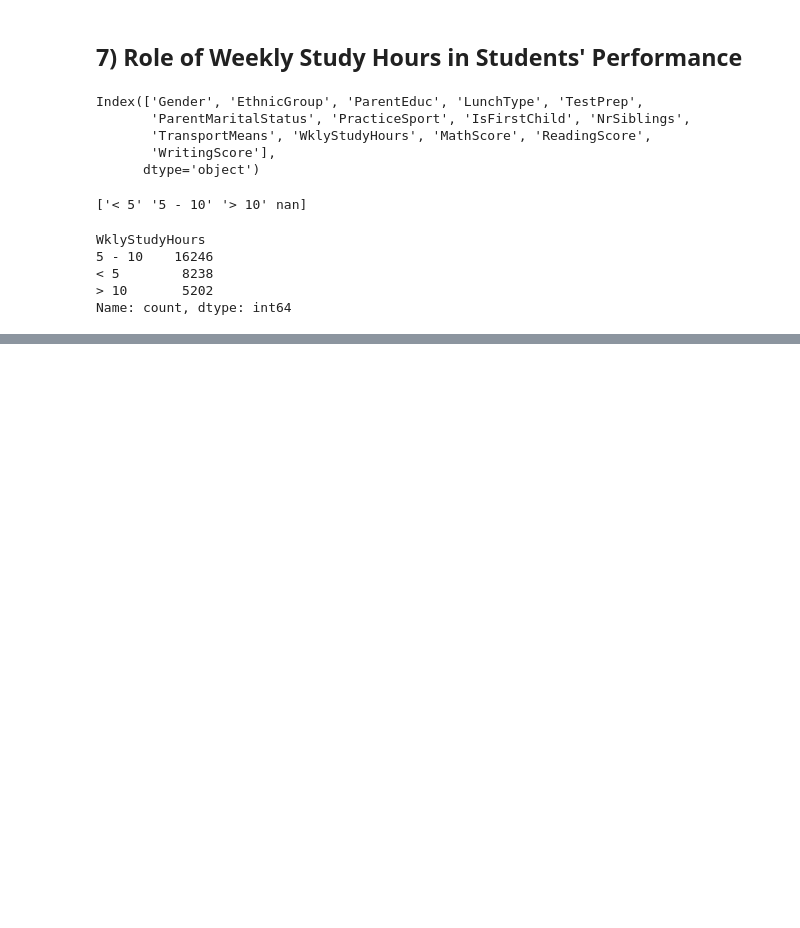
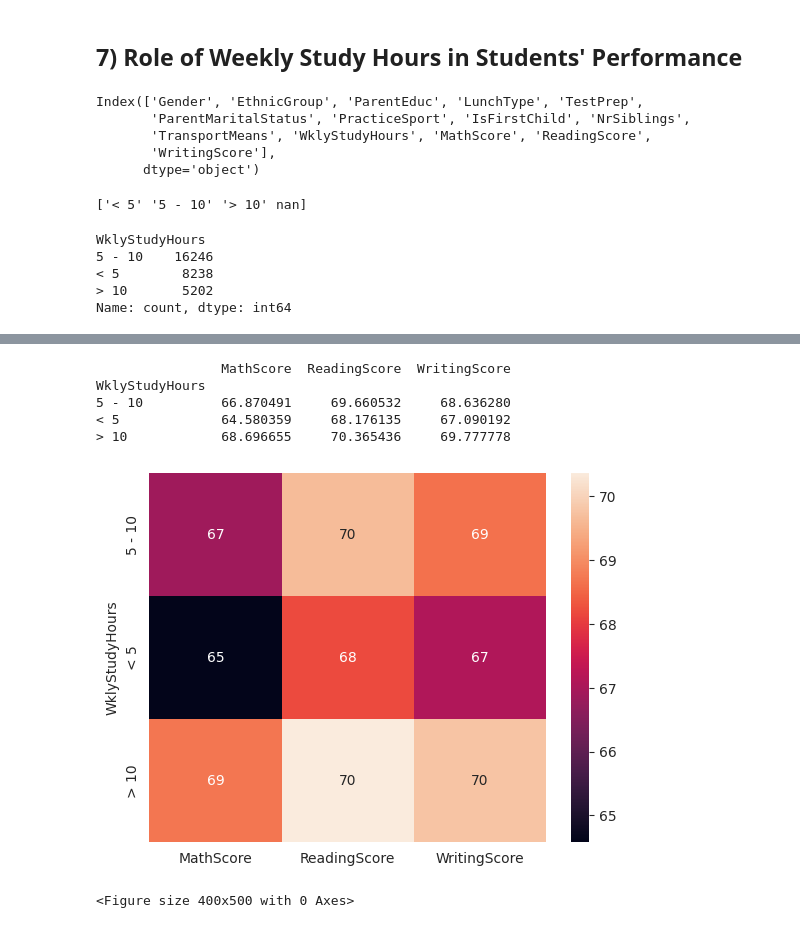
Before and after one commit to HafshaWahab/Students-Test-Scores-Analysis, a Jupyter notebook: students-test-scores-analysis.ipynb, the cells around one changed output, grey strips where cells are left out. Drawn from its saved outputs; the diff is of its cells as text; code cells hidden in the pictures; blank space fills up the shorter version.

Commit message:
Kaggle Notebook | Students Test Scores Analysis | Version 7

```diff
--- a/students-test-scores-analysis.ipynb
+++ b/students-test-scores-analysis.ipynb
@@ -370,0 +373,16 @@ sns.barplot(data=values)
+# %%
+hours = df.groupby('WklyStudyHours').agg({'MathScore':'mean', 'ReadingScore':'mean', 'WritingScore':'mean'})
+print(hours)
+# %% [output]
+                MathScore  ReadingScore  WritingScore
+WklyStudyHours
+5 - 10          66.870491     69.660532     68.636280
+< 5             64.580359     68.176135     67.090192
+> 10            68.696655     70.365436     69.777778
+# %%
+sns.heatmap(hours, annot = True)
+plt.figure(figsize=(4,5))
+plt.show()
+# %% [output]
+[figure, added]
+<Figure size 400x500 with 0 Axes>
```
Also changed, not shown: parts of 2 cells of this notebook.
